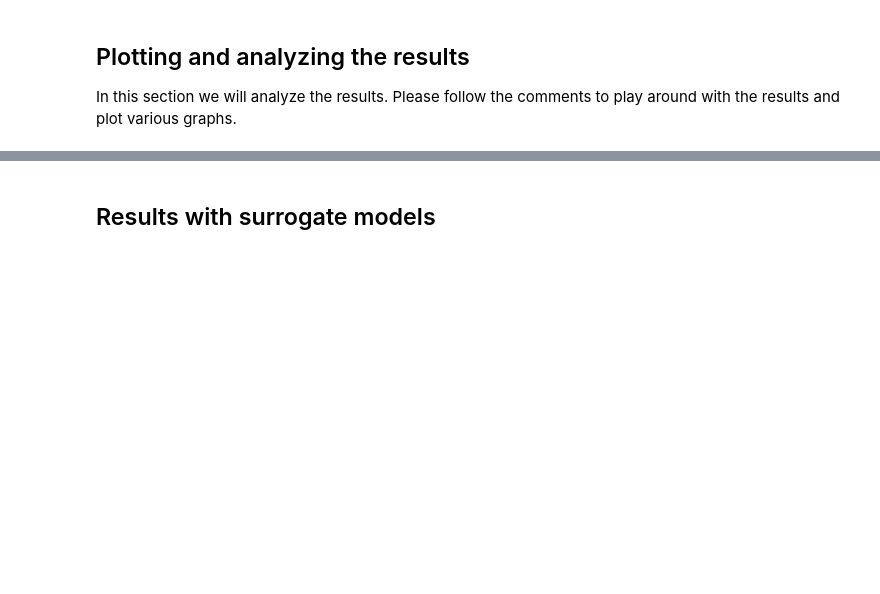
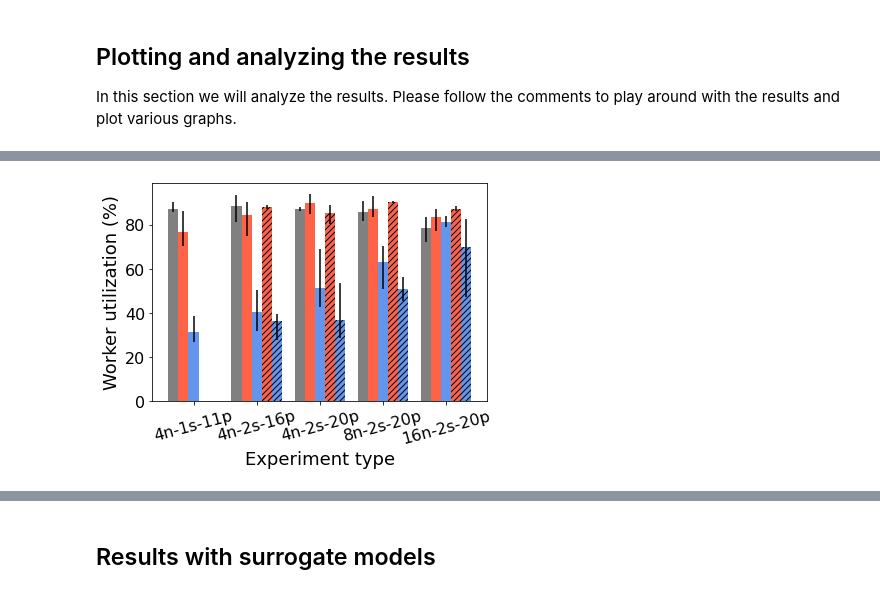
Before and after one commit to hepnos/HEPnOS-Autotuning-analysis, a Jupyter notebook: analysis.ipynb, the cells around one changed output, grey strips where cells are left out. Saved outputs shown, nothing was run; the diff lists cells and outputs as text; code cells hidden in the pictures; blank space fills up the shorter version.

```diff
--- a/analysis.ipynb
+++ b/analysis.ipynb
@@ -544,31 +633,34 @@ ax.get_figure().savefig(f'figures/theta/bar-chart-evaluations.pdf', bbox_inches=
 # %%
 # Let's plot the average worker utilization as a bar chart
 utilization = pd.DataFrame(
     {model : data[model]['utilization'] for model in models},
-    index=index
+    index=labels
 )
 means = utilization
 mins = pd.DataFrame(
     {model : data[model]['utilization min'] for model in models},
-    index=index
+    index=labels
 )
 maxs = pd.DataFrame(
     {model : data[model]['utilization max'] for model in models},
-    index=index
+    index=labels
 )
 errors = [[means[c] - mins[c], maxs[c] - means[c]] for c in utilization.columns]
 
 ax = utilization.plot.bar(rot=0, color=['grey', 'tomato', 'cornflowerblue', 'tomato', 'cornflowerblue'], fontsize=16,
                           ylabel='Worker utilization (%)', xlabel='Experiment type',
                           yerr=errors, width=0.8)
 bars = ax.patches
 for i in range(15, 25):
     bars[i].set_hatch('////')
 
 ax.xaxis.label.set_size(18)
 ax.yaxis.label.set_size(18)
+ax.set_xticklabels(labels, rotation = 15)
 ax.legend().remove()
 ax.get_figure().savefig(f'figures/theta/bar-chart-utilization.pdf', bbox_inches='tight')
+# %% [output]
+[figure, added]
 # %%
 # Let's plot the average best objective as a bar chart
 objective = pd.DataFrame(
```
Also changed, not shown: parts of 24 cells of this notebook.
